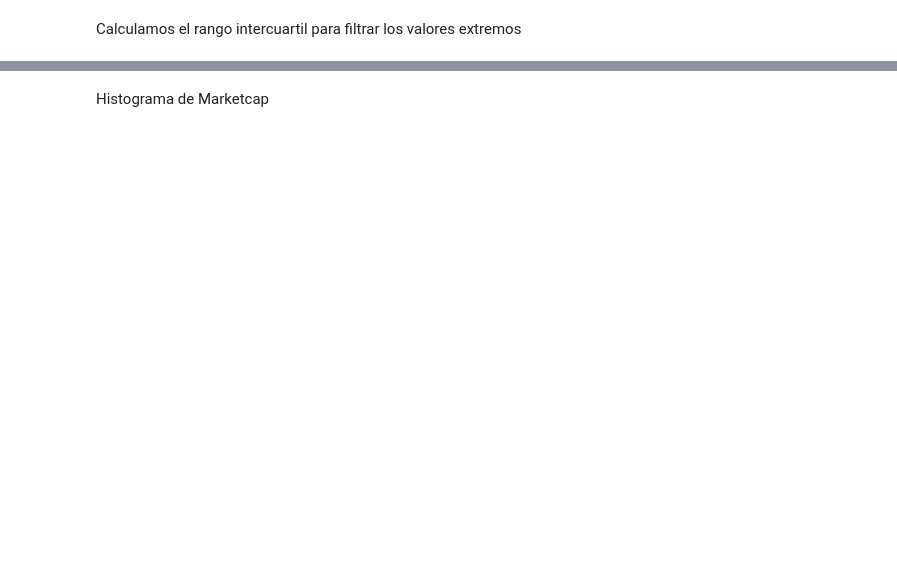
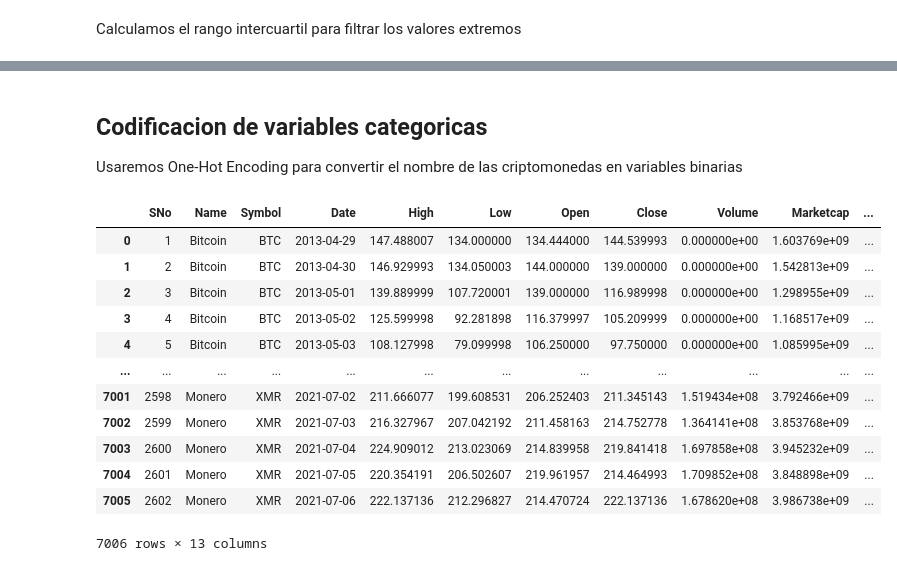
Before and after one commit to SpecTr03/Crypto-price-prediction, a Jupyter notebook: cryptoAnalysis.ipynb, the cells around one changed output, grey strips where cells are left out. Drawn from its saved outputs; the diff is of its cells as text; code cells hidden in the pictures; blank space fills up the shorter version.

```diff
--- a/cryptoAnalysis.ipynb
+++ b/cryptoAnalysis.ipynb
@@ -142,2 +142,25 @@ plt.show()
-# %% [markdown]
-Histograma de Marketcap
+# %% [markdown]
+## Codificacion de variables categoricas
+Usaremos One-Hot Encoding para convertir el nombre de las criptomonedas en variables binarias
+# %%
+encoder = OneHotEncoder(sparse_output=False, handle_unknown='ignore')
+encoded_crypto_name = encoder.fit_transform(df[['Name']])
+name_columns = encoder.get_feature_names_out(['Name'])
+encoded_df = pd.DataFrame(encoded_crypto_name, columns=name_columns)
+
+df = df.reset_index(drop=True).join(encoded_df)
+df
+# %% [output]
+|  | SNo | Name | Symbol | Date | High | Low | Open | Close | Volume | Marketcap | ... |
+| 0 | 1 | Bitcoin | BTC | 2013-04-29 | 147.488007 | 134.000000 | 134.444000 | 144.539993 | 0.000000e+00 | 1.603769e+09 | ... |
+| 1 | 2 | Bitcoin | BTC | 2013-04-30 | 146.929993 | 134.050003 | 144.000000 | 139.000000 | 0.000000e+00 | 1.542813e+09 | ... |
+| 2 | 3 | Bitcoin | BTC | 2013-05-01 | 139.889999 | 107.720001 | 139.000000 | 116.989998 | 0.000000e+00 | 1.298955e+09 | ... |
+| 3 | 4 | Bitcoin | BTC | 2013-05-02 | 125.599998 | 92.281898 | 116.379997 | 105.209999 | 0.000000e+00 | 1.168517e+09 | ... |
+| 4 | 5 | Bitcoin | BTC | 2013-05-03 | 108.127998 | 79.099998 | 106.250000 | 97.750000 | 0.000000e+00 | 1.085995e+09 | ... |
+| ... | ... | ... | ... | ... | ... | ... | ... | ... | ... | ... | ... |
+| 7001 | 2598 | Monero | XMR | 2021-07-02 | 211.666077 | 199.608531 | 206.252403 | 211.345143 | 1.519434e+08 | 3.792466e+09 | ... |
+| 7002 | 2599 | Monero | XMR | 2021-07-03 | 216.327967 | 207.042192 | 211.458163 | 214.752778 | 1.364141e+08 | 3.853768e+09 | ... |
+| 7003 | 2600 | Monero | XMR | 2021-07-04 | 224.909012 | 213.023069 | 214.839958 | 219.841418 | 1.697858e+08 | 3.945232e+09 | ... |
+| 7004 | 2601 | Monero | XMR | 2021-07-05 | 220.354191 | 206.502607 | 219.961957 | 214.464993 | 1.709852e+08 | 3.848898e+09 | ... |
+| 7005 | 2602 | Monero | XMR | 2021-07-06 | 222.137136 | 212.296827 | 214.470724 | 222.137136 | 1.678620e+08 | 3.986738e+09 | ... |
+7006 rows × 13 columns
```
Also changed, not shown: parts of 16 cells of this notebook.
